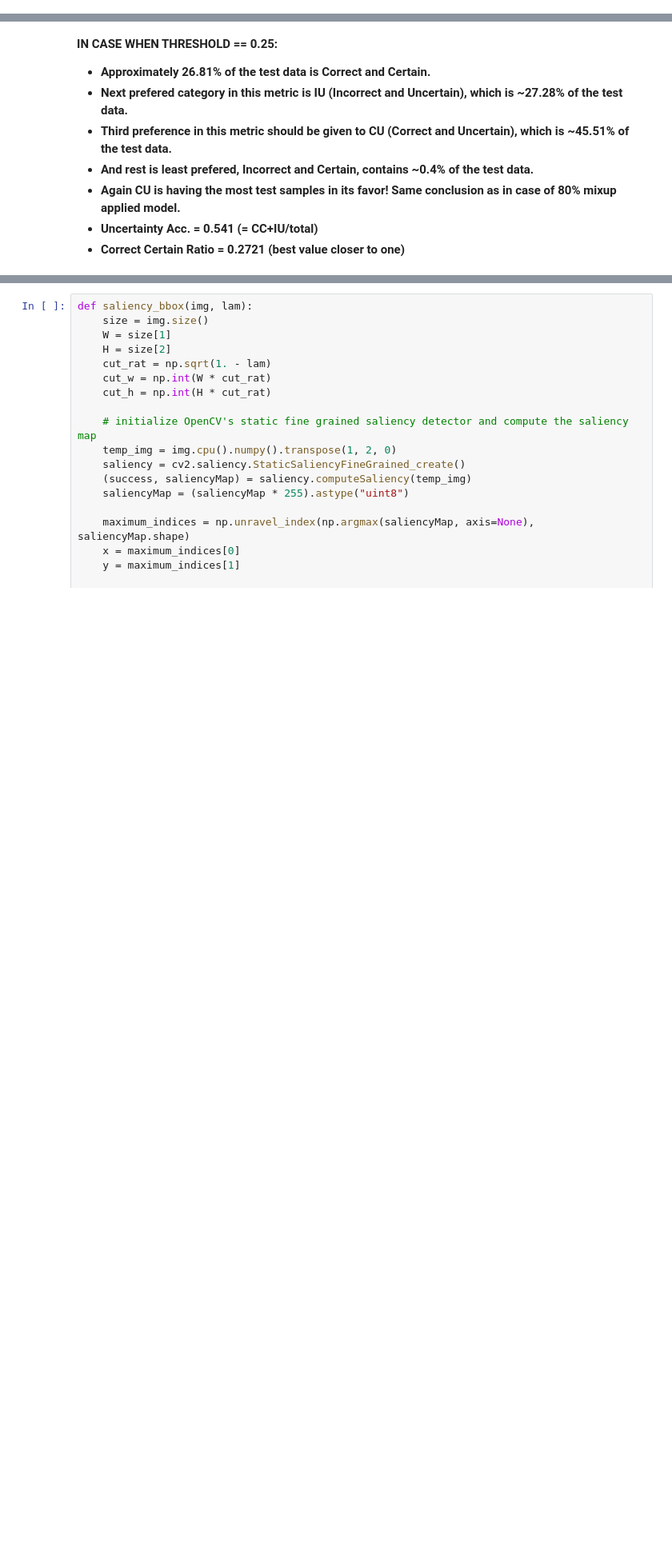
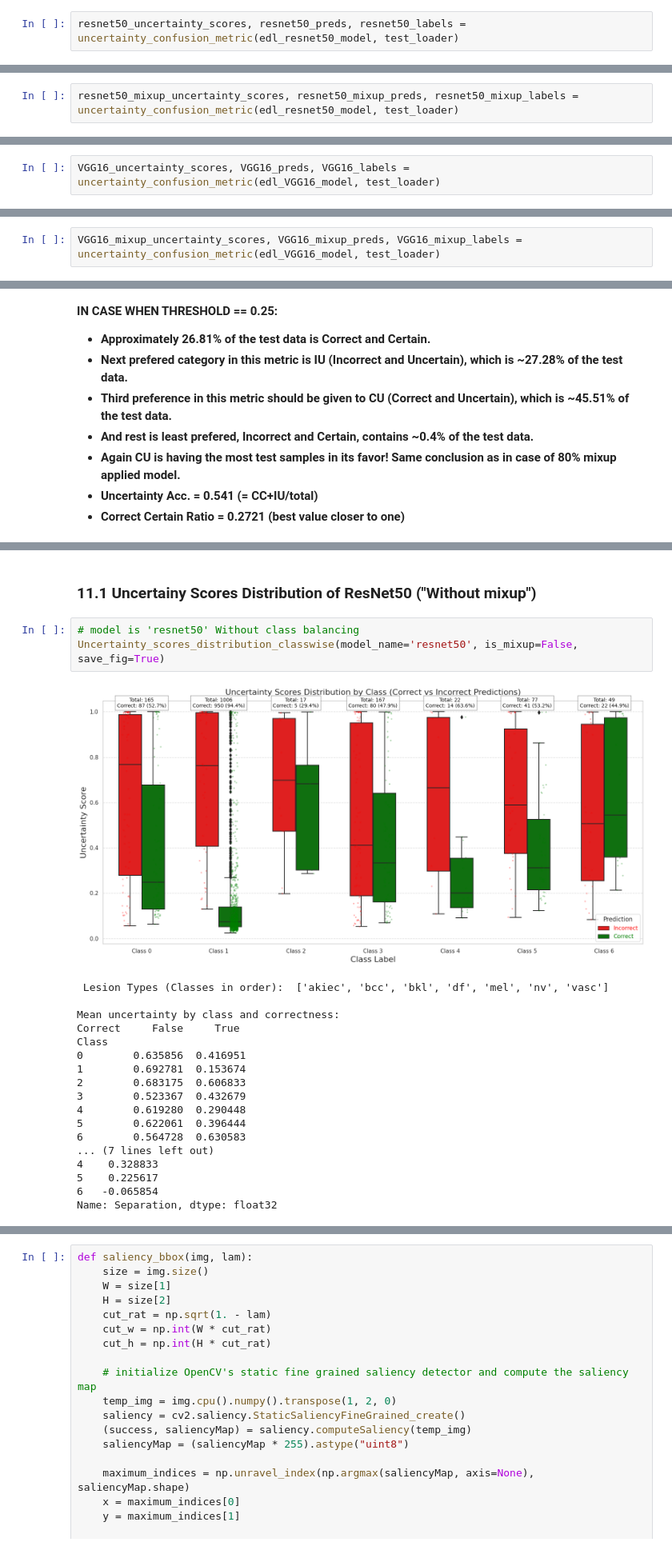
Before and after one commit to Swapnil5101/Aspect-Based-Sentiment-Analysis, a Jupyter notebook: uncertainty-aware-skin-lesion-classification-edl.ipynb, the cells around one changed output, grey strips where cells are left out. Shown at 80% size. Cells and saved outputs as stored; diff of their text form; blank space fills up the shorter version.

Commit message:
Kaggle Notebook | Uncertainty-aware_skin_lesion_classification_EDL | Version 2

```diff
--- a/uncertainty-aware-skin-lesion-classification-edl.ipynb
+++ b/uncertainty-aware-skin-lesion-classification-edl.ipynb
@@ -1768,0 +1742,2 @@ tensor([[958,  88],
+# %%
+resnet50_uncertainty_scores, resnet50_preds, resnet50_labels = uncertainty_confusion_metric(edl_resnet50_model, test_loader)
@@ -1830,0 +1804,2 @@ tensor([[918,  60],
+# %%
+resnet50_mixup_uncertainty_scores, resnet50_mixup_preds, resnet50_mixup_labels = uncertainty_confusion_metric(edl_resnet50_model, test_loader)
@@ -1892,0 +1866,2 @@ tensor([[443,   7],
+# %%
+VGG16_uncertainty_scores, VGG16_preds, VGG16_labels = uncertainty_confusion_metric(edl_VGG16_model, test_loader)
@@ -1954,0 +1928,2 @@ tensor([[638,  35],
+# %%
+VGG16_mixup_uncertainty_scores, VGG16_mixup_preds, VGG16_mixup_labels = uncertainty_confusion_metric(edl_VGG16_model, test_loader)
@@ -1994,0 +2089,24 @@ tensor([[638,  35],
+# %% [markdown]
+### 11.1 Uncertainy Scores Distribution of ResNet50 ("Without mixup")
+# %%
+# model is 'resnet50' Without class balancing
+Uncertainty_scores_distribution_classwise(model_name='resnet50', is_mixup=False, save_fig=True)
+# %% [output]
+[figure, added]
+ Lesion Types (Classes in order):  ['akiec', 'bcc', 'bkl', 'df', 'mel', 'nv', 'vasc']
+
+Mean uncertainty by class and correctness:
+Correct     False     True
+Class
+0        0.635856  0.416951
+1        0.692781  0.153674
+2        0.683175  0.606833
+3        0.523367  0.432679
+4        0.619280  0.290448
+5        0.622061  0.396444
+6        0.564728  0.630583
+... (7 lines left out)
+4    0.328833
+5    0.225617
+6   -0.065854
+Name: Separation, dtype: float32
```
Also changed, not shown: parts of 43 cells of this notebook.
